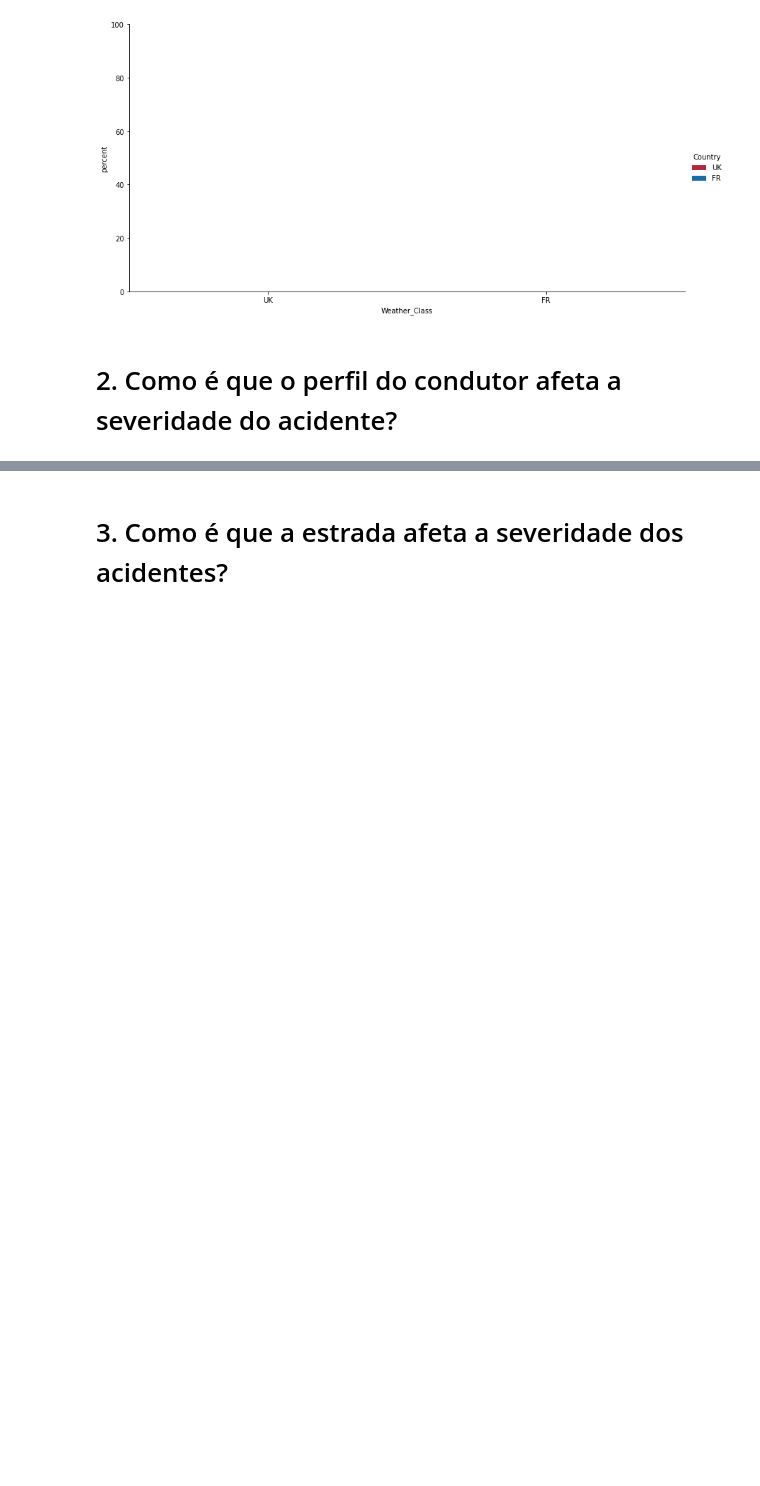
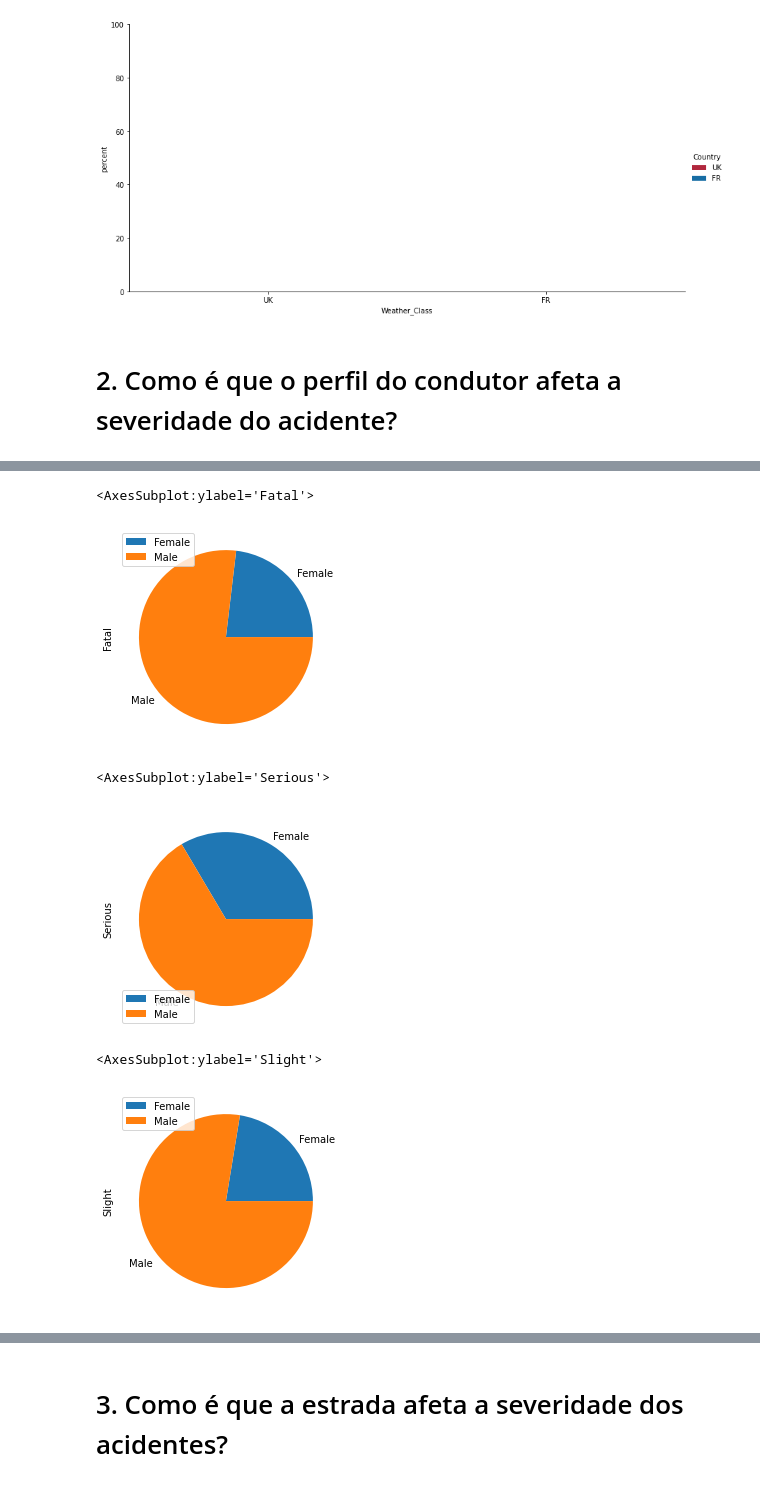
Before and after one commit to JotaCruz20/SGD2, a Jupyter notebook: 2º Projeto.ipynb, the cells around one changed output, grey strips where cells are left out. Drawn from its saved outputs; the diff is of its cells as text; code cells hidden in the pictures; blank space fills up the shorter version.

```diff
--- a/2º Projeto.ipynb
+++ b/2º Projeto.ipynb
@@ -1175,0 +1286,34 @@ posx and posy should be finite values
+# %%
+joined.loc[((joined['Severity'] == 1) | (joined['Severity'] == 2)), 'Fatal'] = 1
+joined.loc[(joined['Severity'] == 3), 'Fatal'] = 0
+
+joined.loc[((joined['Severity'] == 3) | (joined['Severity'] == 1)), 'Serious'] = 1
+joined.loc[(joined['Severity'] == 2), 'Serious'] = 0
+
+joined.loc[((joined['Severity'] == 3) | (joined['Severity'] == 2)), 'Slight'] = 1
+joined.loc[(joined['Severity'] == 1), 'Fatal'] = 0
+
+joined.loc[(joined['Sex_of_Driver'] == 1), 'Sex_of_Driver_str'] = "Male"
+joined.loc[(joined['Sex_of_Driver'] == 2), 'Sex_of_Driver_str'] = "Female"
+
+joined.groupby(['Sex_of_Driver_str']).sum().plot(kind='pie', y='Fatal')
+plt.show()
+
+joined.groupby(['Sex_of_Driver_str']).sum().plot(kind='pie', y='Serious')
+plt.show()
+
+joined.groupby(['Sex_of_Driver_str']).sum().plot(kind='pie', y='Slight')
+plt.show()
+
+
+joined = joined.drop('Sex_of_Driver_str', 1)
+joined = joined.drop('Fatal', 1)
+joined = joined.drop('Serious', 1)
+joined = joined.drop('Slight', 1)
+# %% [output]
+<AxesSubplot:ylabel='Fatal'>
+[figure, added]
+<AxesSubplot:ylabel='Serious'>
+[figure, added]
+<AxesSubplot:ylabel='Slight'>
+[figure, added]
```
Also changed, not shown: parts of 40 cells of this notebook.
